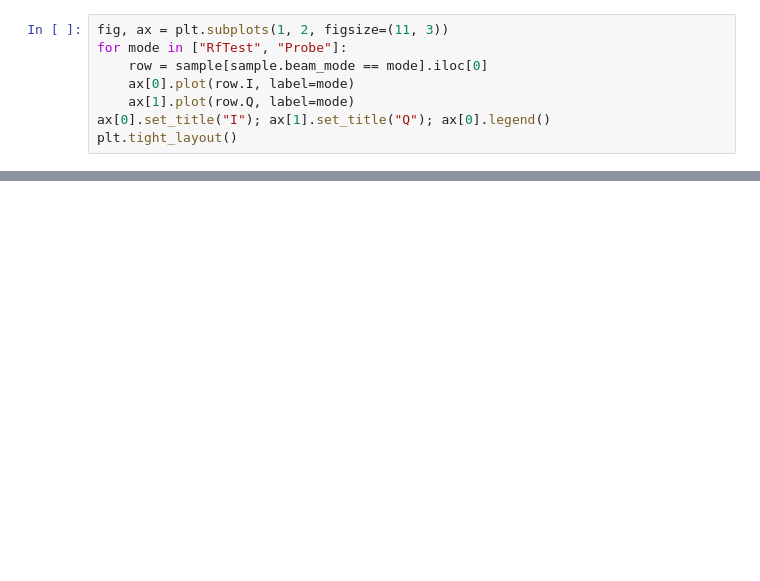
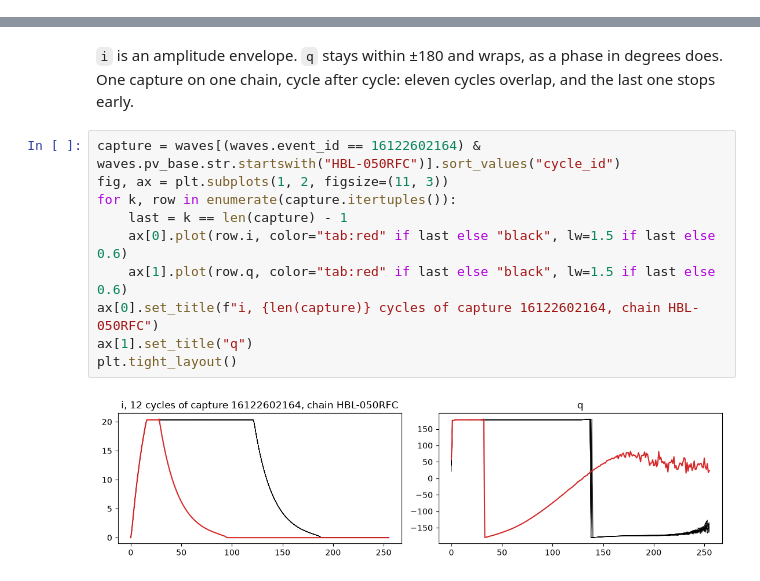
Before and after one commit to Alex-Hill94/artifact-hackathon-2026_plasma_pirates, a Jupyter notebook: lectures/04-feature-store/usecases/ess/notebook.ipynb, the cells around one changed output, grey strips where cells are left out. Saved outputs shown, nothing was run; the diff lists cells and outputs as text; blank space fills up the shorter version.

```diff
--- a/lectures/04-feature-store/usecases/ess/notebook.ipynb
+++ b/lectures/04-feature-store/usecases/ess/notebook.ipynb
@@ -45,8 +22,0 @@ events.head(3)
-# %%
-fig, ax = plt.subplots(1, 2, figsize=(11, 3))
-for mode in ["RfTest", "Probe"]:
-    row = sample[sample.beam_mode == mode].iloc[0]
-    ax[0].plot(row.I, label=mode)
-    ax[1].plot(row.Q, label=mode)
-ax[0].set_title("I"); ax[1].set_title("Q"); ax[0].legend()
-plt.tight_layout()
@@ -54,0 +44,14 @@ plt.tight_layout()
+# %% [markdown]
+`i` is an amplitude envelope. `q` stays within ±180 and wraps, as a phase in degrees does. One capture on one chain, cycle after cycle: eleven cycles overlap, and the last one stops early.
+# %%
+capture = waves[(waves.event_id == 16122602164) & waves.pv_base.str.startswith("HBL-050RFC")].sort_values("cycle_id")
+fig, ax = plt.subplots(1, 2, figsize=(11, 3))
+for k, row in enumerate(capture.itertuples()):
+    last = k == len(capture) - 1
+    ax[0].plot(row.i, color="tab:red" if last else "black", lw=1.5 if last else 0.6)
+    ax[1].plot(row.q, color="tab:red" if last else "black", lw=1.5 if last else 0.6)
+ax[0].set_title(f"i, {len(capture)} cycles of capture 16122602164, chain HBL-050RFC")
+ax[1].set_title("q")
+plt.tight_layout()
+# %% [output]
+[figure, added]
```
Also changed, not shown: parts of 24 cells of this notebook, 7 other files.
